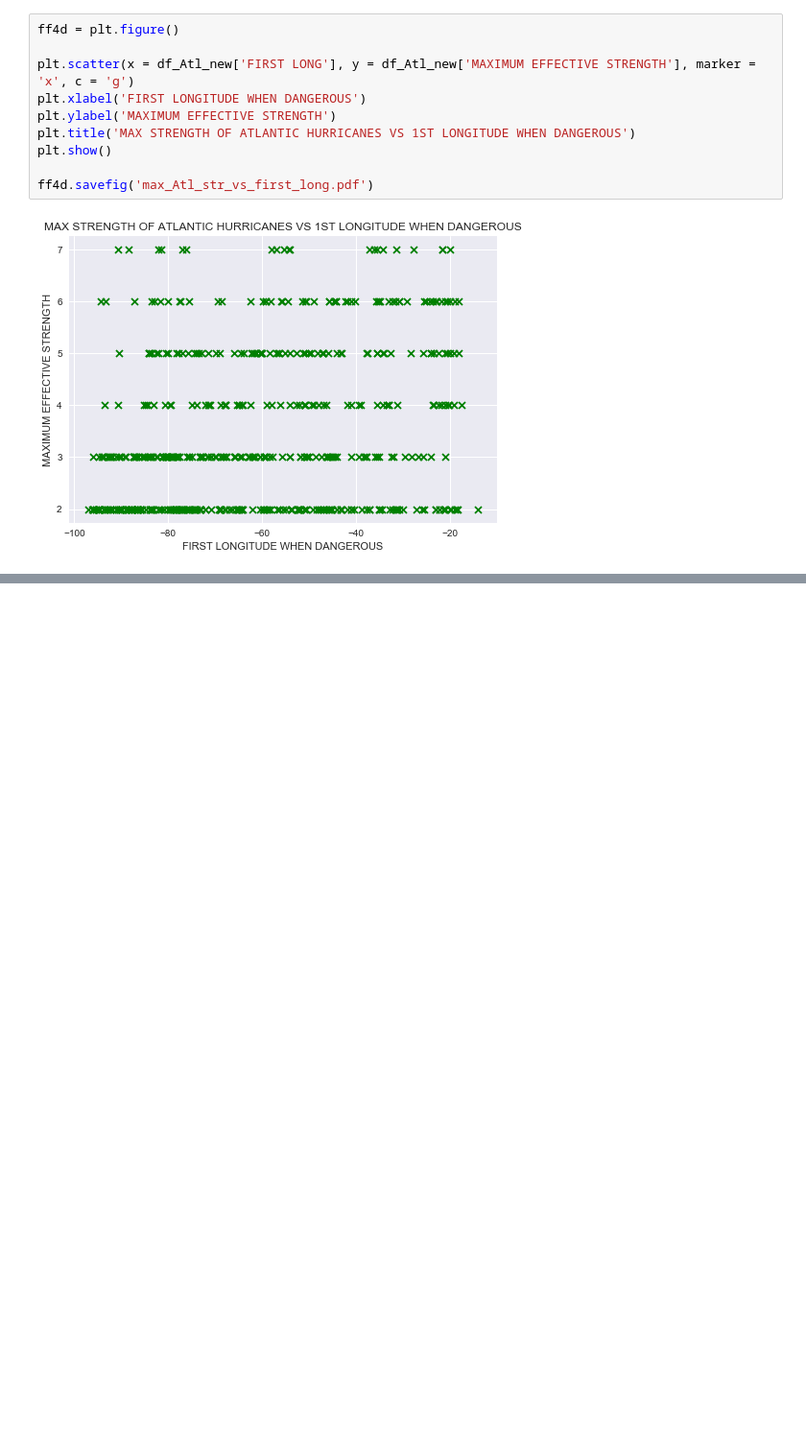
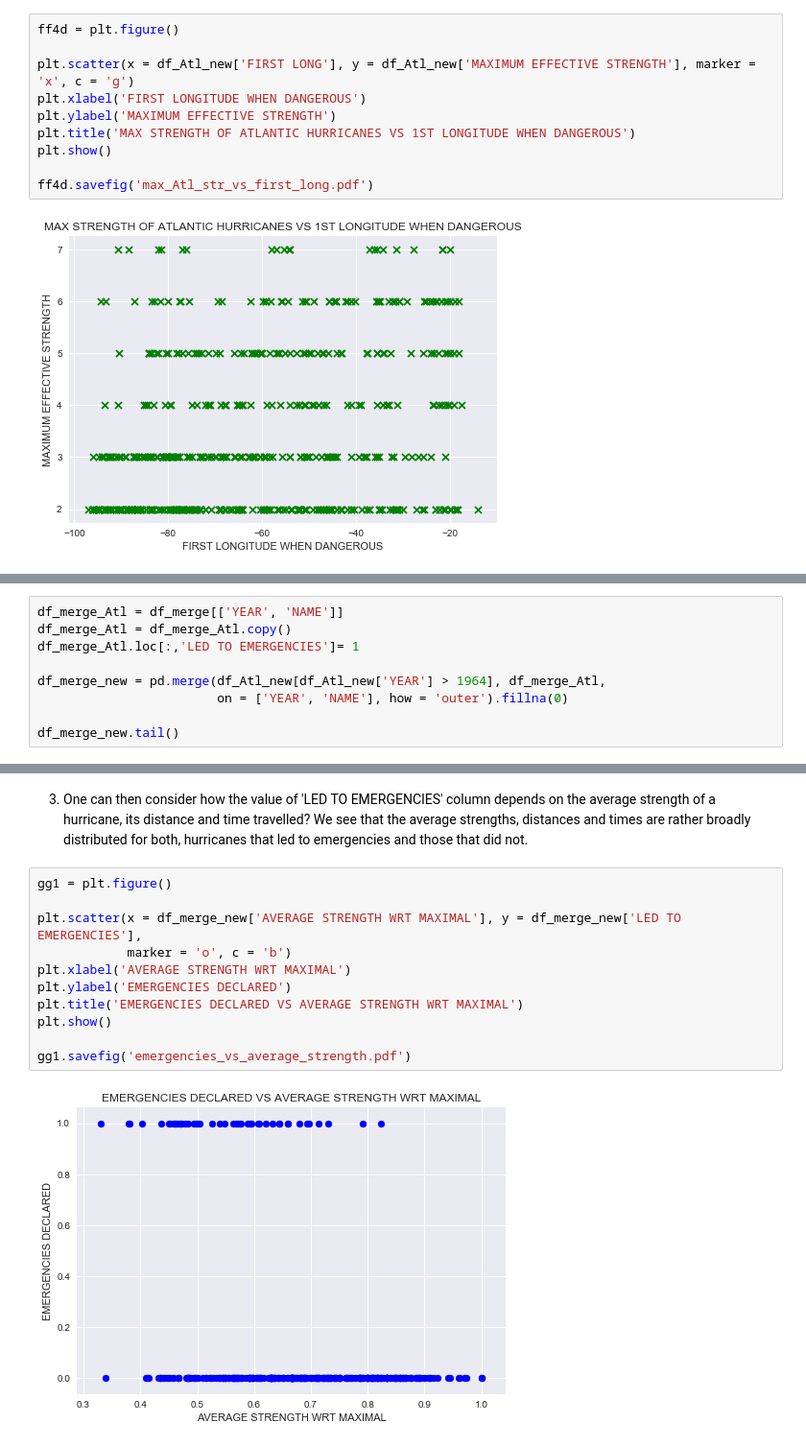
Before and after one commit to DenisDalidovich/SpringboardCapstoneProject1, a Jupyter notebook: Hurricanes_Data_Wrangling&Storytelling.ipynb, the cells around one changed output, grey strips where cells are left out. Shown at 96% size. Cells and saved outputs as stored; diff of their text form; blank space fills up the shorter version.

```diff
--- a/Hurricanes_Data_Wrangling&Storytelling.ipynb
+++ b/Hurricanes_Data_Wrangling&Storytelling.ipynb
@@ -819,0 +801,9 @@ memory usage: 5.1+ KB
+# %%
+df_merge_Atl = df_merge[['YEAR', 'NAME']]
+df_merge_Atl = df_merge_Atl.copy()
+df_merge_Atl.loc[:,'LED TO EMERGENCIES']= 1
+
+df_merge_new = pd.merge(df_Atl_new[df_Atl_new['YEAR'] > 1964], df_merge_Atl,
+                        on = ['YEAR', 'NAME'], how = 'outer').fillna(0)
+
+df_merge_new.tail()
@@ -819,0 +834,15 @@ memory usage: 5.1+ KB
+# %% [markdown]
+3) One can then consider how the value of 'LED TO EMERGENCIES' column depends on the average strength of a hurricane, its distance and time travelled? We see that the average strengths, distances and times are rather broadly distributed for both, hurricanes that led to emergencies and those that did not.
+# %%
+gg1 = plt.figure()
+
+plt.scatter(x = df_merge_new['AVERAGE STRENGTH WRT MAXIMAL'], y = df_merge_new['LED TO EMERGENCIES'],
+            marker = 'o', c = 'b')
+plt.xlabel('AVERAGE STRENGTH WRT MAXIMAL')
+plt.ylabel('EMERGENCIES DECLARED')
+plt.title('EMERGENCIES DECLARED VS AVERAGE STRENGTH WRT MAXIMAL')
+plt.show()
+
+gg1.savefig('emergencies_vs_average_strength.pdf')
+# %% [output]
+[figure, added]
```
Also changed, not shown: parts of 21 cells of this notebook.
